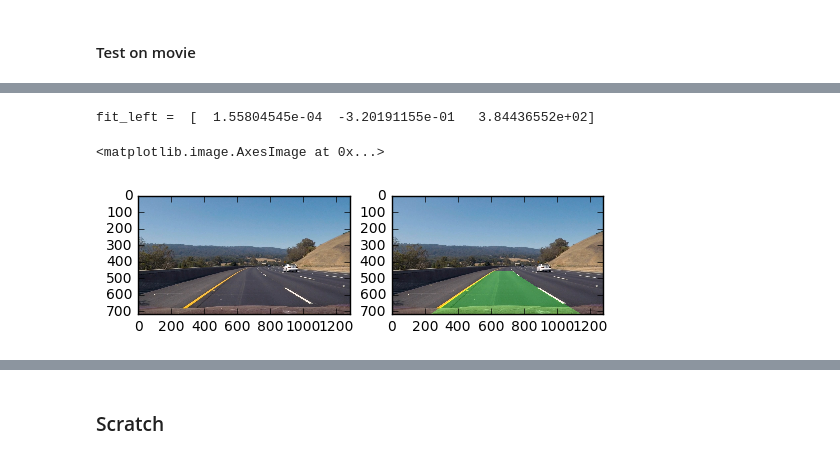
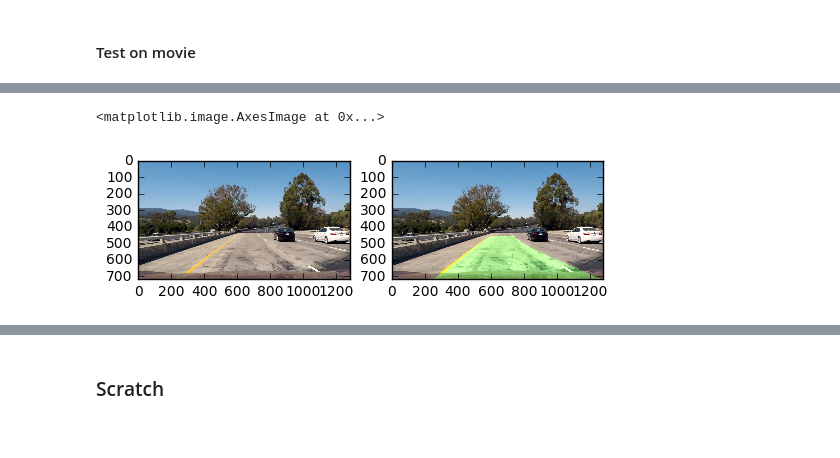
Before and after one commit to sirpsycho85/CarND-Advanced-Lane-Lines, a Jupyter notebook: Advanced lane lines.ipynb, the cells around one changed output, grey strips where cells are left out. Cells and saved outputs as stored; diff of their text form; code cells hidden in the pictures.

Commit message:
fixed difference in processing image / video

```diff
--- a/Advanced lane lines.ipynb
+++ b/Advanced lane lines.ipynb
@@ -545,6 +545,12 @@ def workflow_transformed(img):
         image_pipeline(img,mtx,dist,left=None,right=None)
 
     return transformed,Minv
+# %%
+def workflow_lines(img):
+    undist,binary,transformed,lines,lane,curvature,Minv = \
+        image_pipeline(img,mtx,dist,left=None,right=None)
+
+    return lines,Minv
 # %% [markdown]
 ### Line class
 # %%
@@ -574,22 +580,10 @@ class Line():
 left_line = Line()
 right_line = Line()
 def process_movie(img):
-    # process image to get overhead binary
-    transformed,Minv = workflow_transformed(img)
-    # get lines for left and right
-    lines_dict = get_lines(transformed)
-#     lines_dict = {'fit_left':fit_left,
-#              'fitx_left':fitx_left,
-#              'fity_left':fity_left,
-#              'fit_right':fit_right,
-#              'fitx_right':fitx_right,
-#              'fity_right':fity_right}
-
-    # call update on left and right
+    lines,Minv = workflow_lines(img)
+    lines_dict = get_lines(lines)
     left_line.update(lines_dict['fit_left'],lines_dict['fitx_left'],lines_dict['fity_left'])
     right_line.update(lines_dict['fit_right'],lines_dict['fitx_right'],lines_dict['fity_right'])
     result = draw_lane_from_lines(img,Minv)
 
-    # call draw lane and return
-
     return result
@@ -596,11 +600,10 @@ def process_movie(img):
 # %%
-img = mpimg.imread('test_images/test3.jpg')
+img = mpimg.imread('test_images/test1.jpg')
 result = process_movie(img)
 plt.subplot(1,2,1)
 plt.imshow(img)
 plt.subplot(1,2,2)
 plt.imshow(result)
 # %% [output]
-fit_left =  [  1.55804545e-04  -3.20191155e-01   3.84436552e+02]
+<matplotlib.image.AxesImage at 0x...>
-<matplotlib.image.AxesImage at 0x...>
-[figure, old version]
+[figure, new version]
```
Also changed, not shown: parts of 3 cells of this notebook, 1 other file.
